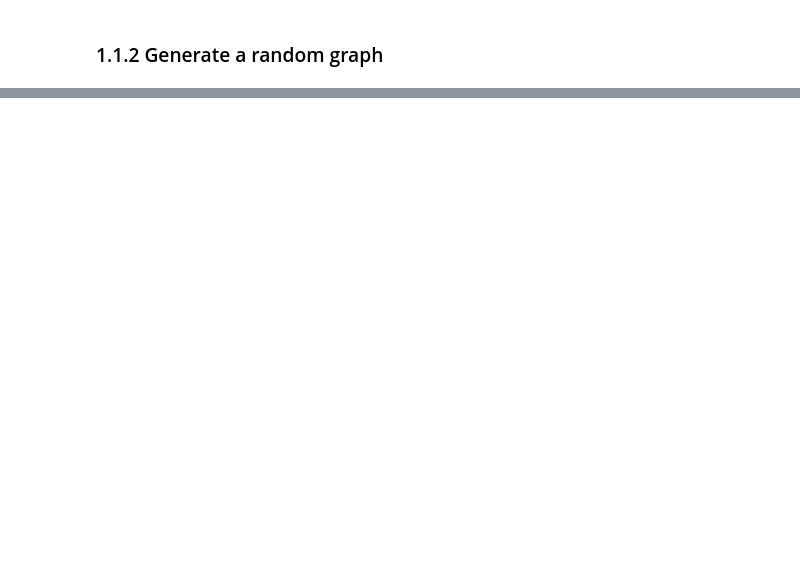
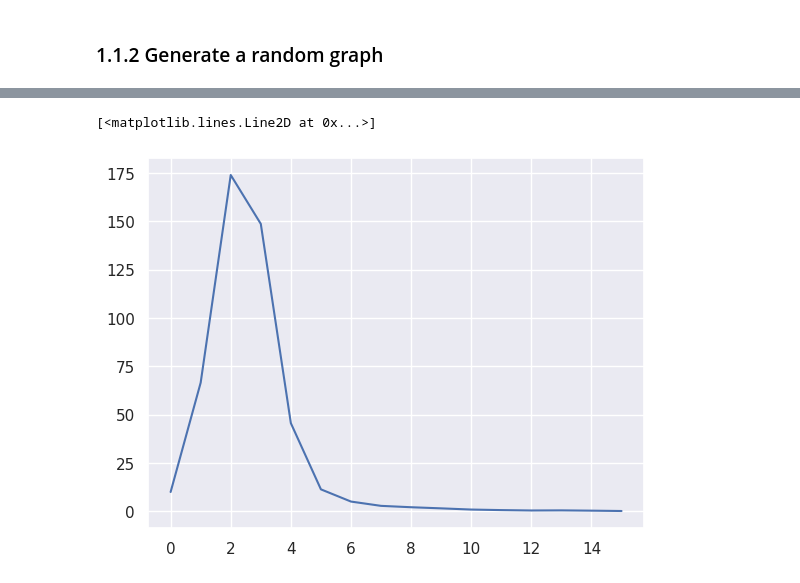
Before and after one commit to MateoRivera/network-dynamics, a Jupyter notebook: H3/H3_Juliana.ipynb, the cells around one changed output, grey strips where cells are left out. Drawn from its saved outputs; the diff is of its cells as text; code cells hidden in the pictures; blank space fills up the shorter version.

```diff
--- a/H3/H3_Juliana.ipynb
+++ b/H3/H3_Juliana.ipynb
@@ -92,0 +156,20 @@ plt.show()
+# %%
+# From G, get the infected neighbors of the node i
+def get_infected_neighbors(G, i):
+    infected_neighbors = [neighbor for neighbor in G.neighbors(i) if G.nodes[neighbor]['state'] == 'I']
+    return infected_neighbors
+
+# Computes the probability that individual i becomes infected by any of its neighbors or
+# the probability that an infected individual will recover during one time step.
+def P(G, i, beta = None, rho = None):
+        return 1- (1 - beta) ** len(get_infected_neighbors(G, i)) if beta is not None else rho
+
+
+'''# Probability functions for infection and recovery
+def P(G, i, beta=None, rho=None):
+    infected_neighbors = get_infected_neighbors(G, i)
+    if beta is not None:
+        return 1 - (1 - beta) ** len(infected_neighbors)  # Infection probability
+    elif rho is not None:
+        return rho  # Recovery probability
+    return 0'''
@@ -92,0 +443,5 @@ plt.show()
+# %%
+plt.plot(average_new_nodes_infected)
+# %% [output]
+[<matplotlib.lines.Line2D at 0x...>]
+[figure, added]
```
Also changed, not shown: parts of 17 cells of this notebook.
